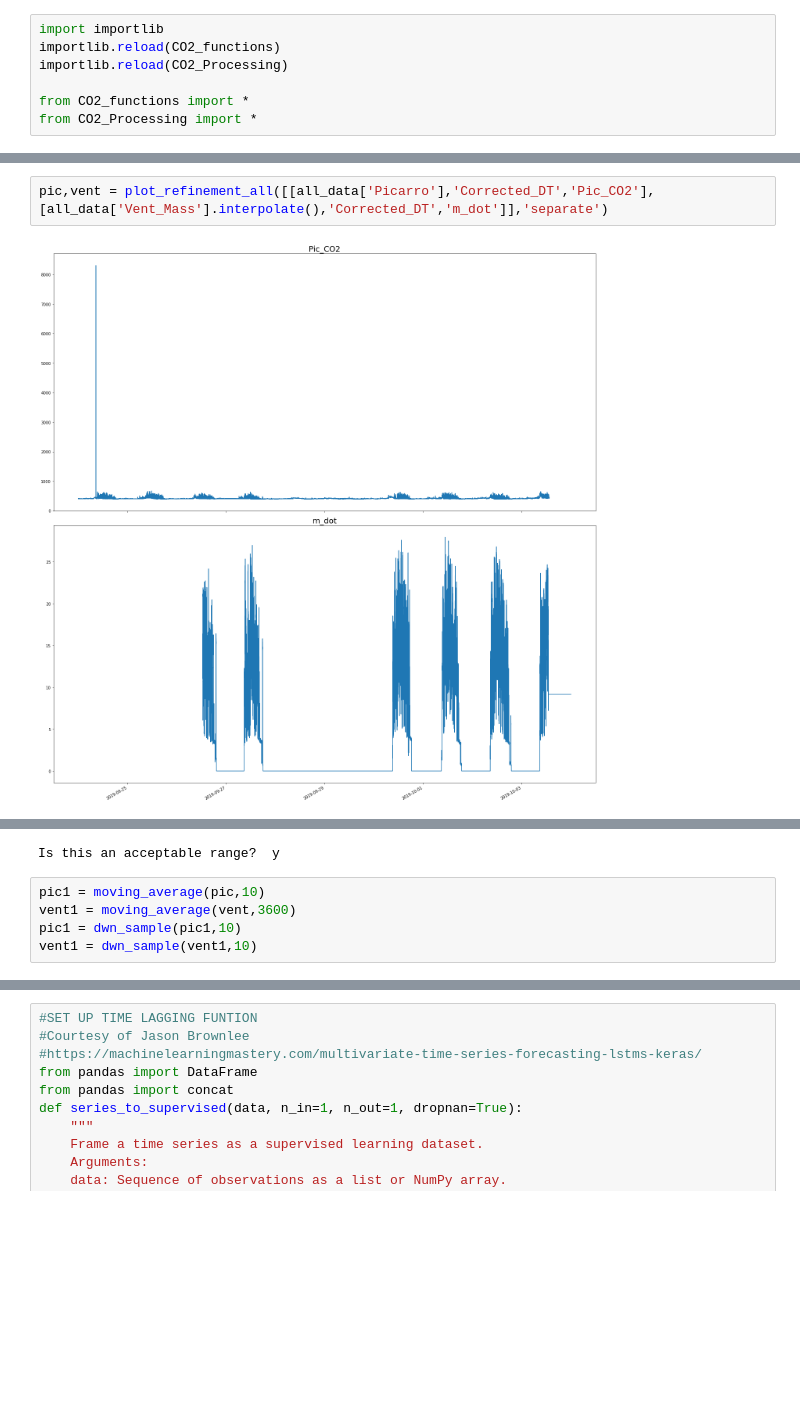
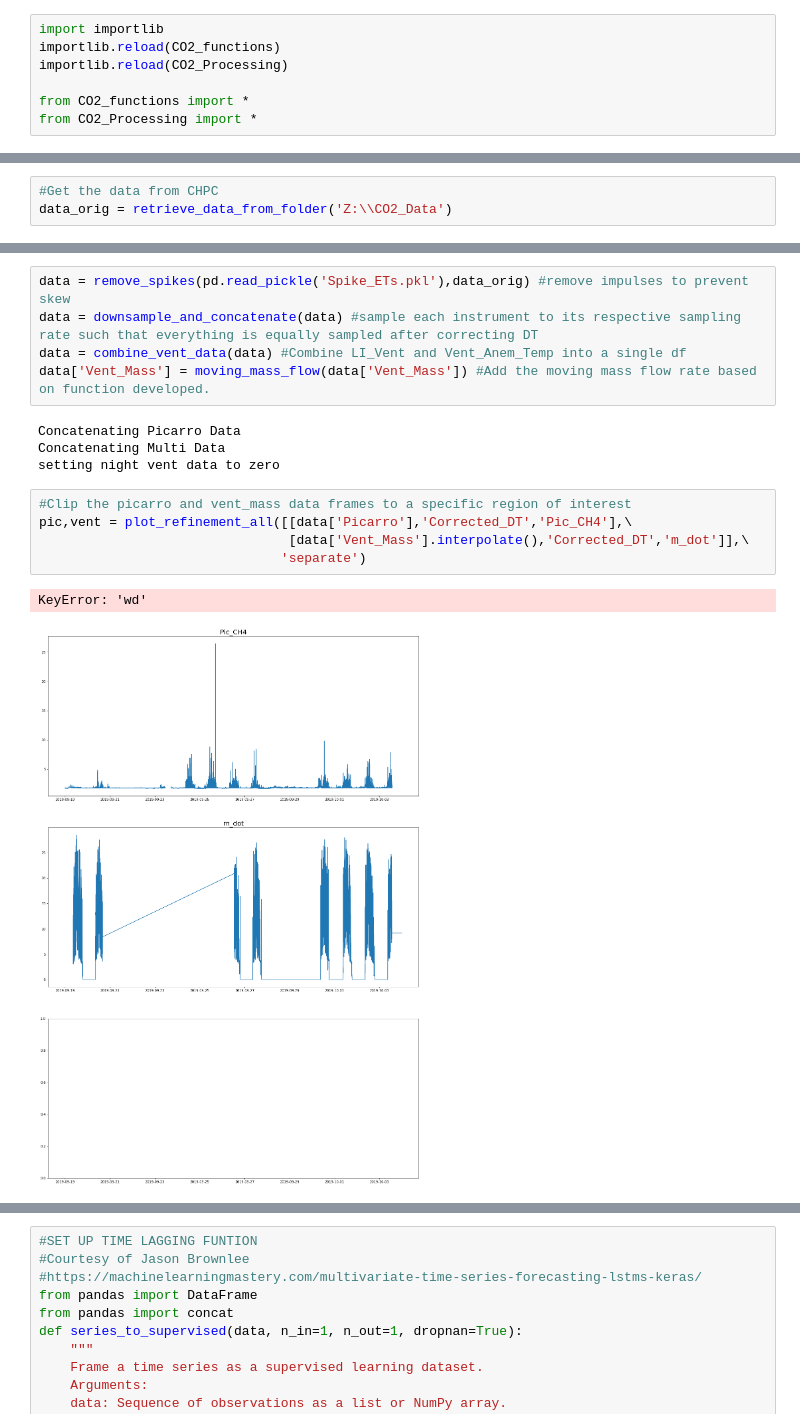
Before and after one commit to agmeyer4/CO2_Eddy, a Jupyter notebook: ML.ipynb, the cells around one changed output, grey strips where cells are left out. Cells and saved outputs as stored; diff of their text form; blank space fills up the shorter version.

```diff
--- a/ML.ipynb
+++ b/ML.ipynb
@@ -31,0 +23,3 @@ setting night vent data to zero
+# %%
+#Get the data from CHPC
+data_orig = retrieve_data_from_folder('Z:\\CO2_Data')
@@ -32,4 +39,17 @@ setting night vent data to zero
+# %%
+data = remove_spikes(pd.read_pickle('Spike_ETs.pkl'),data_orig) #remove impulses to prevent skew
+data = downsample_and_concatenate(data) #sample each instrument to its respective sampling rate such that everything is equally sampled after correcting DT
+data = combine_vent_data(data) #Combine LI_Vent and Vent_Anem_Temp into a single df
+data['Vent_Mass'] = moving_mass_flow(data['Vent_Mass']) #Add the moving mass flow rate based on function developed.
+# %% [output]
+Concatenating Picarro Data
+Concatenating Multi Data
+setting night vent data to zero
 # %%
-pic,vent = plot_refinement_all([[all_data['Picarro'],'Corrected_DT','Pic_CO2'],[all_data['Vent_Mass'].interpolate(),'Corrected_DT','m_dot']],'separate')
+#Clip the picarro and vent_mass data frames to a specific region of interest
+pic,vent = plot_refinement_all([[data['Picarro'],'Corrected_DT','Pic_CH4'],\
+                                [data['Vent_Mass'].interpolate(),'Corrected_DT','m_dot']],\
+                               'separate')
 # %% [output]
+KeyError: 'wd'
-[figure, old version]
+[figure, new version]
@@ -40,6 +55,0 @@ Input End DateTime as YYYY-mm-DD HH:MM:SS -  2019-10-03 13:00:00
-Is this an acceptable range?  y
-# %%
-pic1 = moving_average(pic,10)
-vent1 = moving_average(vent,3600)
-pic1 = dwn_sample(pic1,10)
-vent1 = dwn_sample(vent1,10)
```
Also changed, not shown: parts of 22 cells of this notebook.
